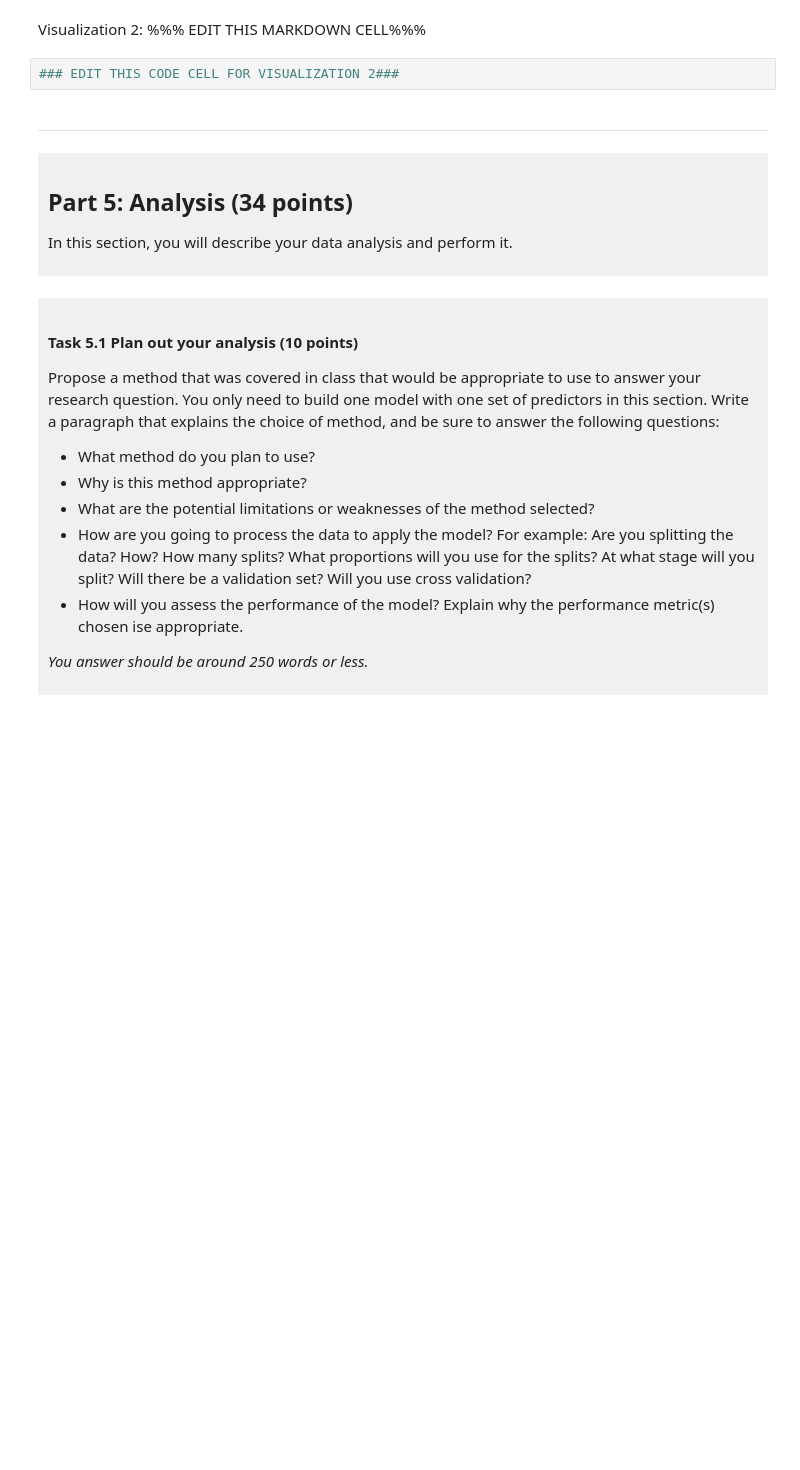
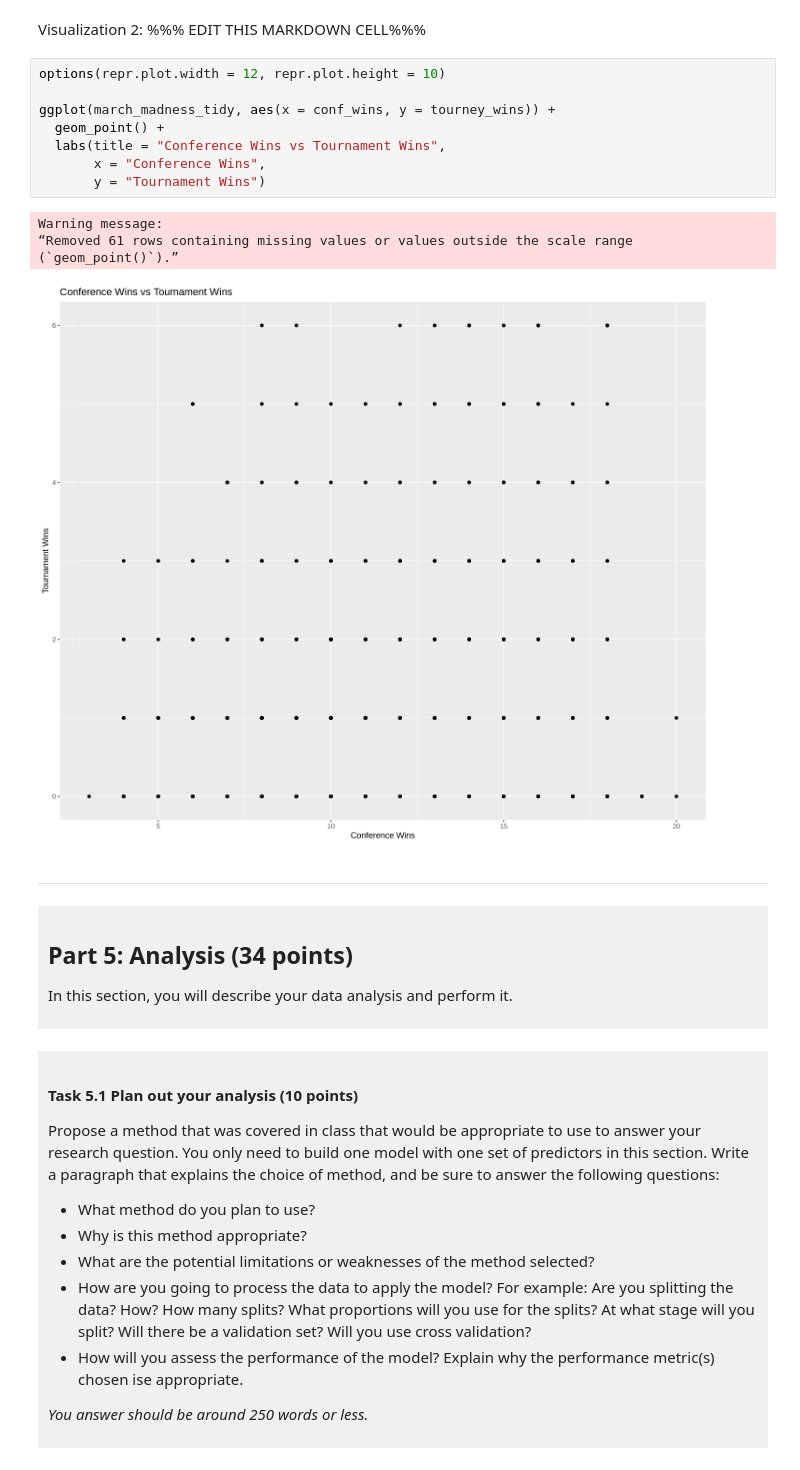
Before and after one commit to GaurJ5/dsci-100-project-gaurish-jain, a Jupyter notebook: dsci-100-project-notebook.ipynb, the cells around one changed output. Cells and saved outputs as stored; diff of their text form; blank space fills up the shorter version.

```diff
--- a/dsci-100-project-notebook.ipynb
+++ b/dsci-100-project-notebook.ipynb
@@ -279,7 +380,18 @@ Visualization 1: %%% EDIT THIS MARKDOWN CELL%%%
 # %% [markdown]
 Visualization 2: %%% EDIT THIS MARKDOWN CELL%%%
 # %%
-### EDIT THIS CODE CELL FOR VISUALIZATION 2###
+options(repr.plot.width = 12, repr.plot.height = 10)
+
+ggplot(march_madness_tidy, aes(x = conf_wins, y = tourney_wins)) +
+  geom_point() +
+  labs(title = "Conference Wins vs Tournament Wins",
+       x = "Conference Wins",
+       y = "Tournament Wins")
+# %% [output]
+Warning message:
+“Removed 61 rows containing missing values or values outside the scale range
+(`geom_point()`).”
+[figure, added]
 # %% [markdown]
 ------
 # %% [markdown]
```
Also changed, not shown: parts of 13 cells of this notebook, 1 other file.
